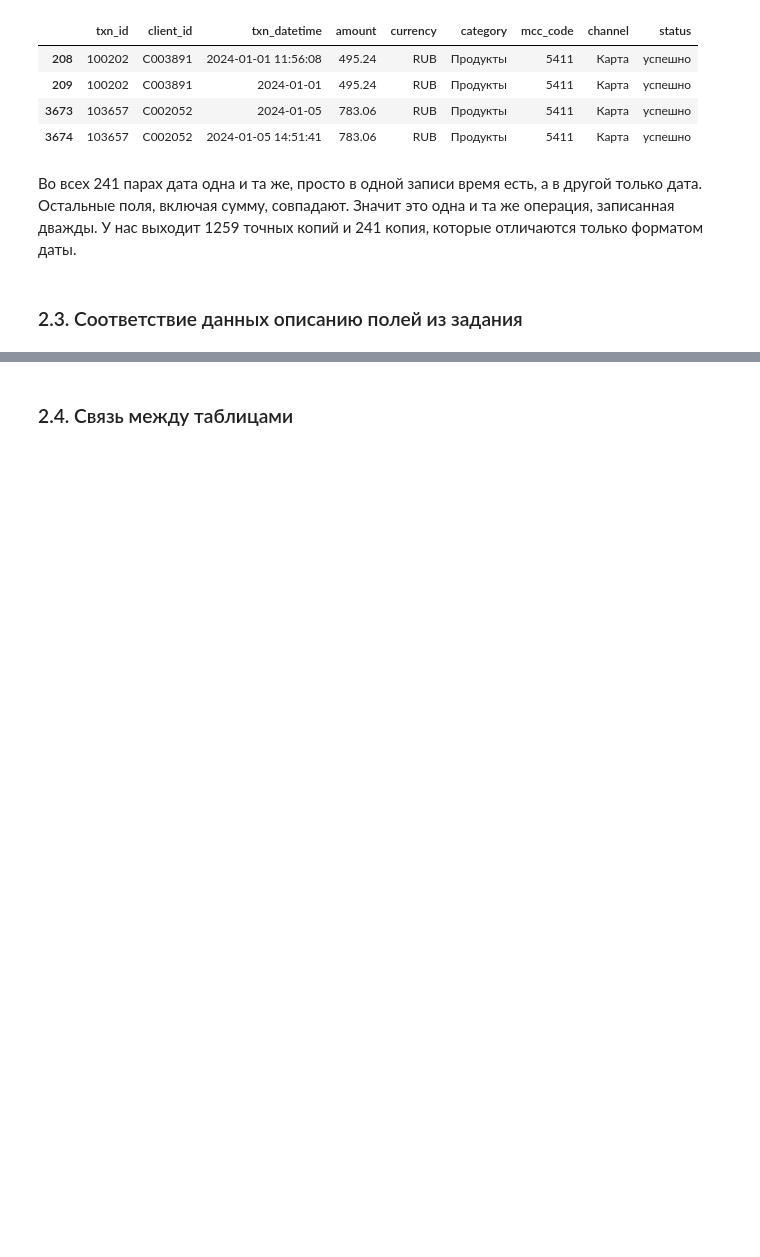
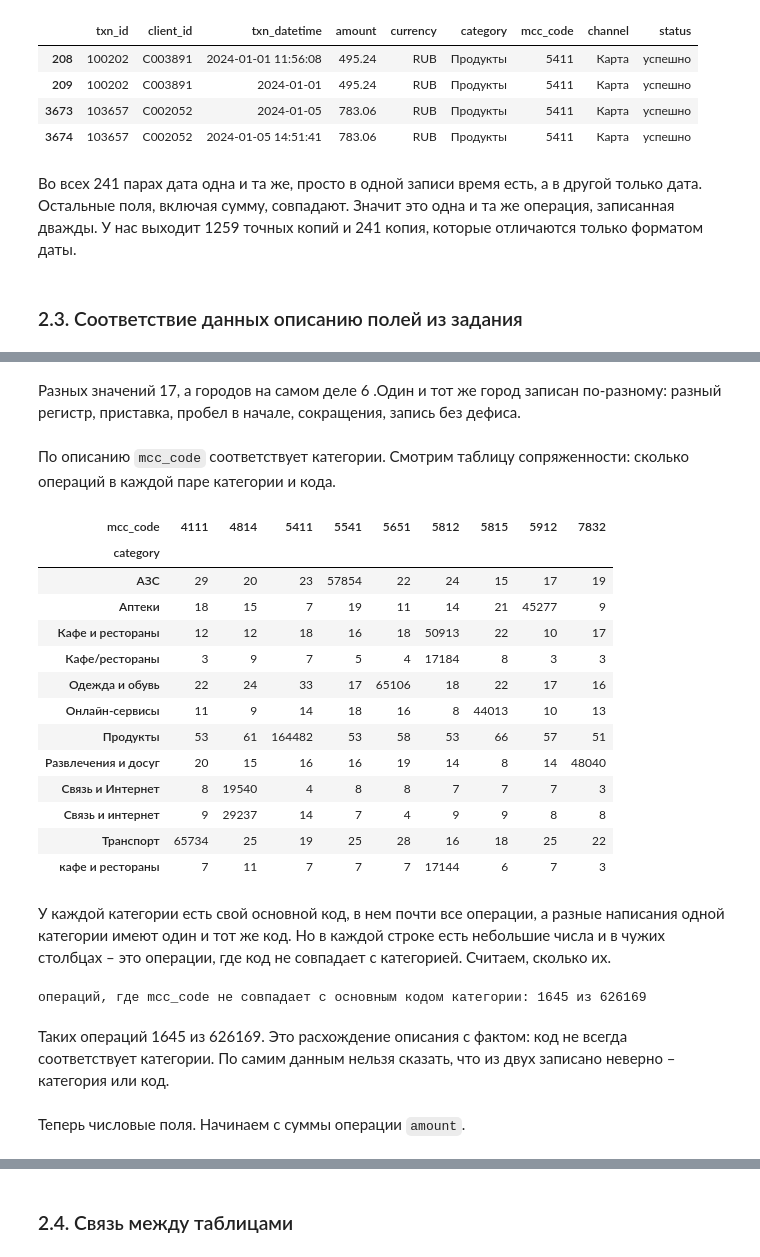
Before and after one commit to sangnchr-s/Gonchar_Alexander_Lab1, a Jupyter notebook: 01_analysis.ipynb, the cells around one changed output, grey strips where cells are left out. Saved outputs shown, nothing was run; the diff lists cells and outputs as text; code cells hidden in the pictures; blank space fills up the shorter version.

```diff
--- a/01_analysis.ipynb
+++ b/01_analysis.ipynb
@@ -281,0 +394,33 @@ txn_conflict.sort_values("txn_id").head(4)
+# %% [markdown]
+Разных значений 17, а городов на самом деле 6 .Один и тот же город записан по-разному: разный регистр, приставка, пробел в начале, сокращения, запись без дефиса.
+# %% [markdown]
+По описанию `mcc_code` соответствует категории. Смотрим таблицу сопряженности: сколько операций в каждой паре категории и кода.
+# %%
+pd.crosstab(txn_raw["category"], txn_raw["mcc_code"])
+# %% [output]
+| mcc_code | 4111 | 4814 | 5411 | 5541 | 5651 | 5812 | 5815 | 5912 | 7832 |
+| category |  |  |  |  |  |  |  |  |  |
+| АЗС | 29 | 20 | 23 | 57854 | 22 | 24 | 15 | 17 | 19 |
+| Аптеки | 18 | 15 | 7 | 19 | 11 | 14 | 21 | 45277 | 9 |
+| Кафе и рестораны | 12 | 12 | 18 | 16 | 18 | 50913 | 22 | 10 | 17 |
+| Кафе/рестораны | 3 | 9 | 7 | 5 | 4 | 17184 | 8 | 3 | 3 |
+| Одежда и обувь | 22 | 24 | 33 | 17 | 65106 | 18 | 22 | 17 | 16 |
+| Онлайн-сервисы | 11 | 9 | 14 | 18 | 16 | 8 | 44013 | 10 | 13 |
+| Продукты | 53 | 61 | 164482 | 53 | 58 | 53 | 66 | 57 | 51 |
+| Развлечения и досуг | 20 | 15 | 16 | 16 | 19 | 14 | 8 | 14 | 48040 |
+| Связь и Интернет | 8 | 19540 | 4 | 8 | 8 | 7 | 7 | 7 | 3 |
+| Связь и интернет | 9 | 29237 | 14 | 7 | 4 | 9 | 9 | 8 | 8 |
+| Транспорт | 65734 | 25 | 19 | 25 | 28 | 16 | 18 | 25 | 22 |
+| кафе и рестораны | 7 | 11 | 7 | 7 | 7 | 17144 | 6 | 7 | 3 |
+# %% [markdown]
+У каждой категории есть свой основной код, в нем почти все операции, а разные написания одной категории имеют один и тот же код. Но в каждой строке есть небольшие числа и в чужих столбцах – это операции, где код не совпадает с категорией. Считаем, сколько их.
+# %%
+main_mcc = txn_raw.groupby("category")["mcc_code"].agg(lambda s: s.mode()[0])
+mcc_mismatch = txn_raw["mcc_code"] != txn_raw["category"].map(main_mcc)
+print("операций, где mcc_code не совпадает с основным кодом категории:", mcc_mismatch.sum(), "из", len(txn_raw))
+# %% [output]
+операций, где mcc_code не совпадает с основным кодом категории: 1645 из 626169
+# %% [markdown]
+Таких операций 1645 из 626169. Это расхождение описания с фактом: код не всегда соответствует категории. По самим данным нельзя сказать, что из двух записано неверно – категория или код.
+# %% [markdown]
+Теперь числовые поля. Начинаем с суммы операции `amount`.
```
Also changed, not shown: parts of 58 cells of this notebook.
